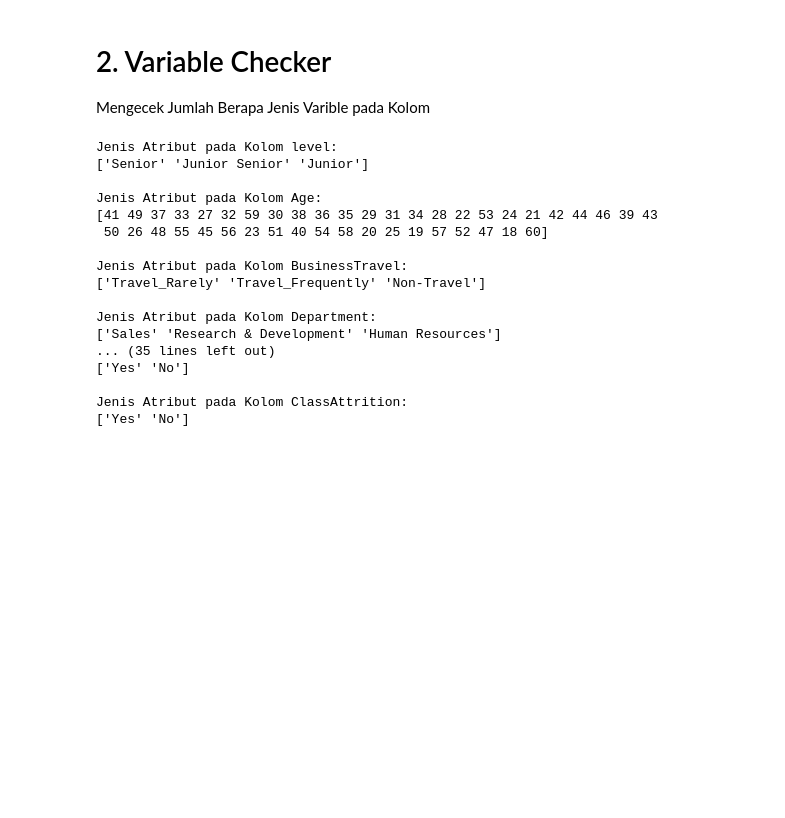
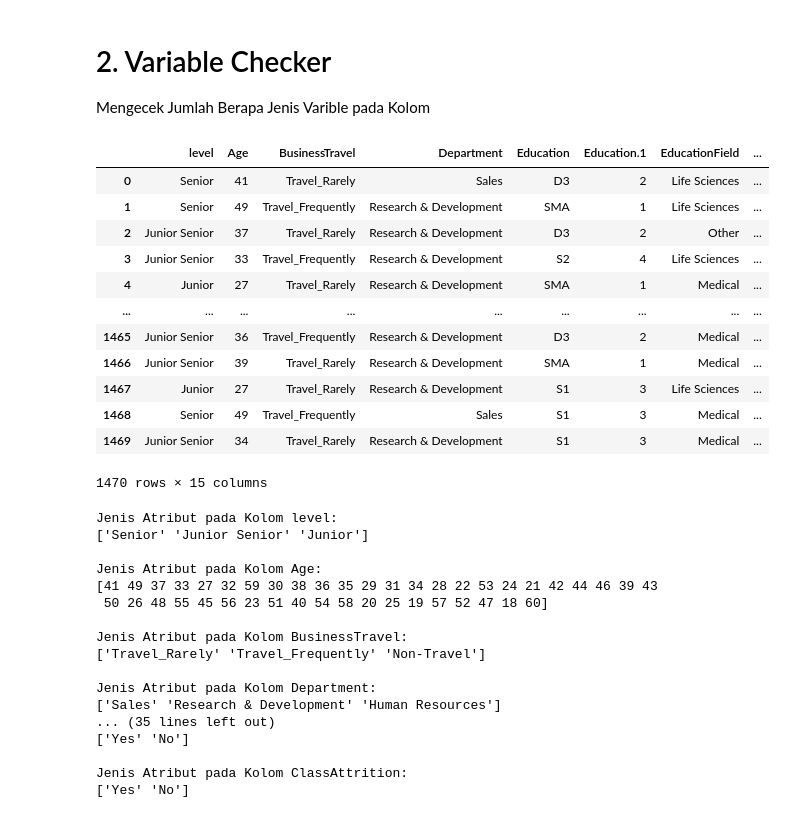
Before and after one commit to rissopanji/AI-IF8-Naive-Bayes-HR-Employee-Attrition, a Jupyter notebook: naivebayesmodel.ipynb, the cells around one changed output. Cells and saved outputs as stored; diff of their text form; code cells hidden in the pictures; blank space fills up the shorter version.

```diff
--- a/naivebayesmodel.ipynb
+++ b/naivebayesmodel.ipynb
@@ -8,4 +9,24 @@ import pandas as pd
 # 2. Variable Checker
 
 Mengecek Jumlah Berapa Jenis Varible pada Kolom
+# %%
+# Membaca data dari file CSV ke dalam DataFrame
+df = pd.read_csv('Dataset/HR Employee Attrition(NAIVE BAYES).xlsx - HR Employee Attrition.csv')
+
+# Menampilkan seluruh DataFrame
+display(df)
+# %% [output]
+|  | level | Age | BusinessTravel | Department | Education | Education.1 | EducationField | ... |
+| 0 | Senior | 41 | Travel_Rarely | Sales | D3 | 2 | Life Sciences | ... |
+| 1 | Senior | 49 | Travel_Frequently | Research & Development | SMA | 1 | Life Sciences | ... |
+| 2 | Junior Senior | 37 | Travel_Rarely | Research & Development | D3 | 2 | Other | ... |
+| 3 | Junior Senior | 33 | Travel_Frequently | Research & Development | S2 | 4 | Life Sciences | ... |
+| 4 | Junior | 27 | Travel_Rarely | Research & Development | SMA | 1 | Medical | ... |
+| ... | ... | ... | ... | ... | ... | ... | ... | ... |
+| 1465 | Junior Senior | 36 | Travel_Frequently | Research & Development | D3 | 2 | Medical | ... |
+| 1466 | Junior Senior | 39 | Travel_Rarely | Research & Development | SMA | 1 | Medical | ... |
+| 1467 | Junior | 27 | Travel_Rarely | Research & Development | S1 | 3 | Life Sciences | ... |
+| 1468 | Senior | 49 | Travel_Frequently | Sales | S1 | 3 | Medical | ... |
+| 1469 | Junior Senior | 34 | Travel_Rarely | Research & Development | S1 | 3 | Medical | ... |
+1470 rows × 15 columns
 # %%
```
Also changed, not shown: parts of 20 cells of this notebook, 3 other files.
